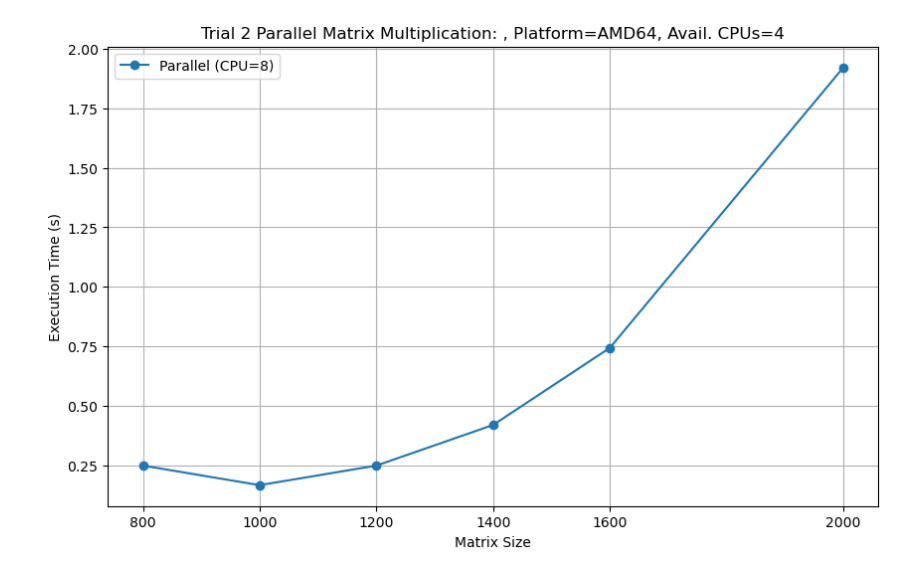
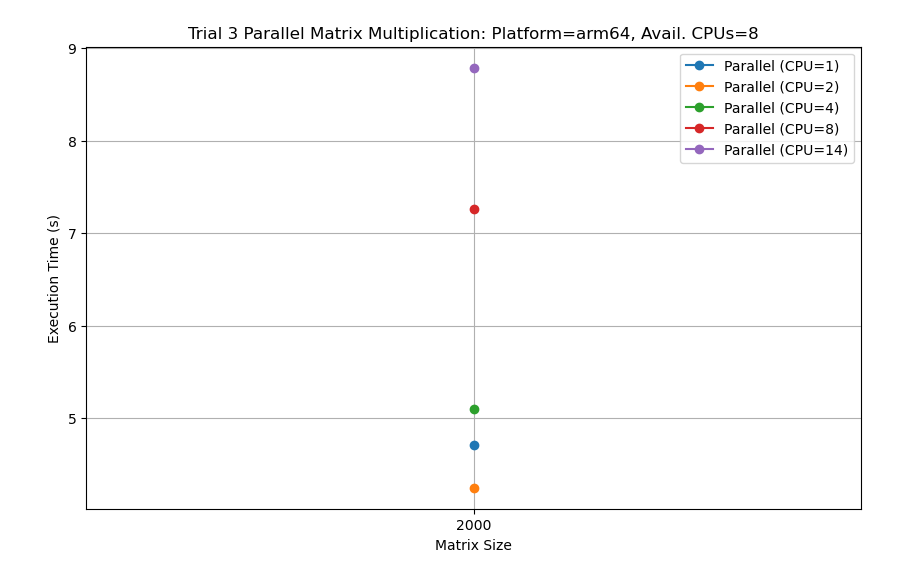
Before and after one commit to deber0/CS270_CourseProject, a Jupyter notebook: ParallelMatrixMultiplicationBenchmark.ipynb, the cells around one changed output. Saved outputs shown, nothing was run; the diff lists cells and outputs as text; code cells hidden in the pictures.

Commit message:
M3 Desktop. Trial 3 parameters set and executed.

```diff
--- a/ParallelMatrixMultiplicationBenchmark.ipynb
+++ b/ParallelMatrixMultiplicationBenchmark.ipynb
@@ -76,10 +76,10 @@ def parallel_matrix_multiplication(A, B, num_cpus):
     return np.array(results)
 
 # Define matrix dimensions (experiment with larger sizes for better speedup)
-matrix_sizes = [800, 1000, 1200, 1400, 1600, 2000]
+matrix_sizes = [2000]
 
 # Number of CPU cores to use
-num_cpus = [8]
+num_cpus = [1, 2, 4, 8, 14]
 
 parallel_times = np.zeros((len(matrix_sizes), len(num_cpus)))
 
@@ -114,7 +114,7 @@ for j, cpu_count in enumerate(num_cpus):
 
 plt.xlabel('Matrix Size')
 plt.ylabel('Execution Time (s)')
-plt.title(f"Trial 2 Parallel Matrix Multiplication: , Platform={platform.machine()}, Avail. CPUs={total_cpus}")
+plt.title(f"Trial 3 Parallel Matrix Multiplication: Platform={platform.machine()}, Avail. CPUs={total_cpus}")
 plt.legend()
 plt.grid()
 plt.xticks(matrix_sizes)
@@ -125 +125 @@ Log file exists!
-[figure, old version]
+[figure, new version]
```
Also changed, not shown: parts of 1 cell of this notebook, 2 other files.
